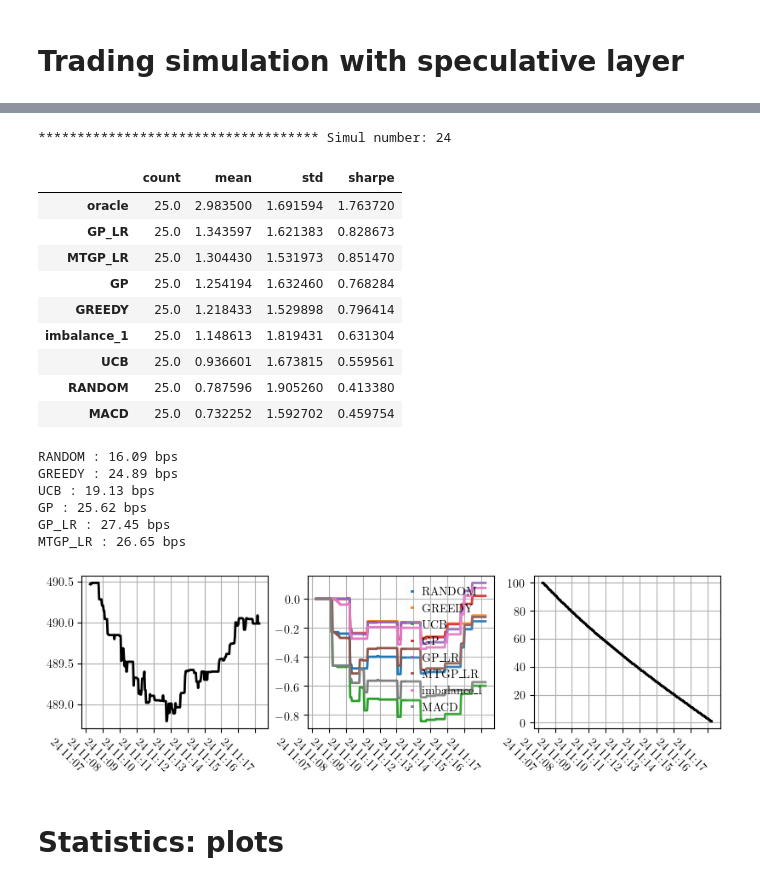
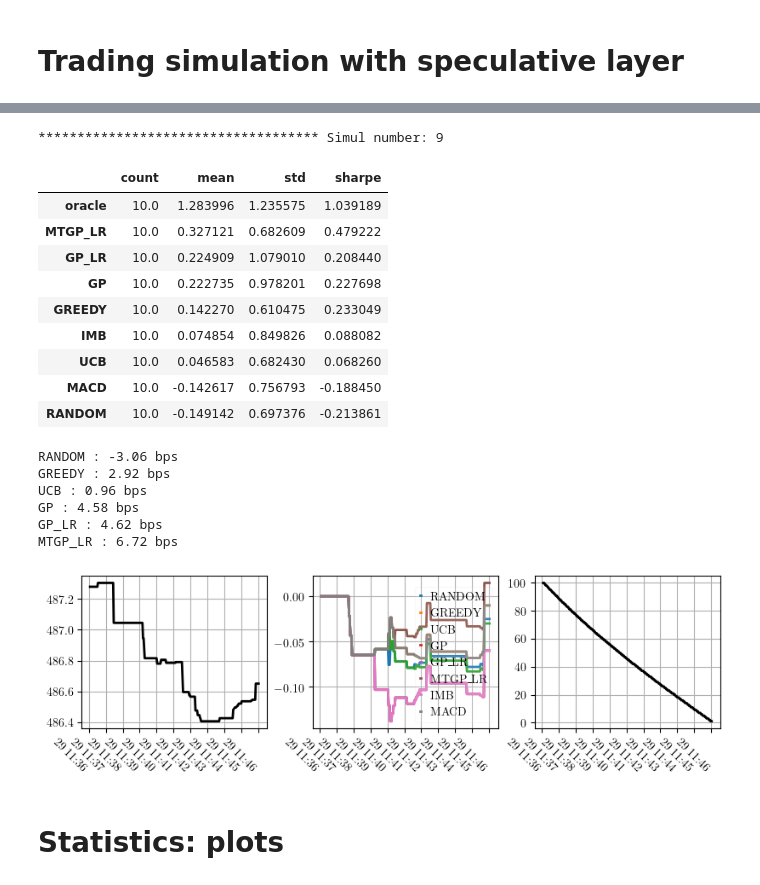
Before and after one commit to FDR0903/gpbandits_for_algotrading, a Jupyter notebook: Notebook/Example.ipynb, the cells around one changed output, grey strips where cells are left out. Drawn from its saved outputs; the diff is of its cells as text; code cells hidden in the pictures.

```diff
--- a/Notebook/Example.ipynb
+++ b/Notebook/Example.ipynb
@@ -79,10 +77,10 @@ All features :
 # %% [markdown]
 # Signals and Bandit objects
 # %%
-strategies  = {'imbalance_1' : {'name'             : 'imbalance_1',
-                                'params'           : {'feature_name'     : 'imbalance_1'},
-                                'contextual_params': {'feature_name'     : 'imbalance_1',
-                                                      'round'            : 1}},
+strategies  = {'IMB' : {'name'             : 'IMB',
+                        'params'           : {'feature_name'     : 'IMB'},
+                        'contextual_params': {'feature_name'     : 'IMB',
+                                              'round'            : 1}},
 
                'MACD' :  {'name'             : 'MACD',
                           'params'           : {'feature_name'     : 'MACD'},
@@ -125,5 +120,5 @@ verbose_level             = 0 # set to 1 for all calculation details
 i_order                   = 0
 nb_added_rewards          = {bandit_k:0 for bandit_k in b_objs.keys()}
 arrival_intensity         = 0.5
-ref_price                 = 'ST' #'S0' #twapPrice
+ref_price                 = 'twapPrice' #'S0' #twapPrice ST
 nb_orders                 = 0
@@ -130,5 +129,5 @@ nb_orders                 = 0
 # %%
-nb_simulations    = 25
+nb_simulations    = 10 # change number for better estimation
 res_simulations   = {}
 programme_horizon = '10min'
 
@@ -304,50 +303,50 @@ for (i_simul, i_start, buysell) in zip(range(nb_simulations), i_starts, buysells
         '''
         rescale_plot(8, 10, 3)
         fig, (ax1, ax2, ax3) = plt.subplots(1, 3, sharex=True, constrained_layout=True)
 
         # plot programme prices
         ax1.plot(programme_data.index, programme_data.mid_price, color='k', lw=2)
 
         # get regrets & rewards
         rewards_to_plot = pd.DataFrame(index=programme_data.index)
         for bandit_k in bandits.keys():
             rewards_to_plot[bandit_k] = np.array(bandit_rewards[bandit_k])
         for (i_strat, strat) in enumerate(strategies.keys()):
             rewards_to_plot[strat]    = np.array(bandit_rewards[strat])
         rewards_to_plot = rewards_to_plot.sort_index()
         ax2.plot(rewards_to_plot.index, rewards_to_plot.dropna().cumsum(), lw=2)
         ax2.legend(list(rewards_to_plot.columns),
                loc='best', fancybox=True, framealpha=0.1, handlelength=0.1)
         df_sim_results = pd.concat( (res_simulations[i][1].dropna().cumsum().iloc[-1]/ba_mean for i in res_simulations.keys()), axis=1).T
         stats_sim = df_sim_results.describe().T
         stats_sim['sharpe'] = stats_sim['mean'] / stats_sim['std']
 
         # Some printing
         display(stats_sim.sort_values(by='mean', ascending=False).loc[:, ['count', 'mean', 'std', 'sharpe']])
         for bandit_k in bandits.keys():
             print( bandit_k, ':', round(10000 * stats_sim.loc[bandit_k, 'mean']/bandits_fin_info[bandit_k].execPrice.mean(), 2), "bps" )
         ax3.plot(res_simulations[i_simul][1].dropna().index, q[1:], color='k', lw=2) #np.linspace(len(res_simulations[i_simul][1].dropna()), 0, len(res_simulations[i_simul][1].dropna()))
         for ax in (ax1, ax2, ax3): ax.grid(axis='both'); ax.set_xticklabels(ax.get_xticklabels(), rotation=-45, ha='right')
         plt.show()
 # %% [output]
-************************************ Simul number: 24
+************************************ Simul number: 9
 |  | count | mean | std | sharpe |
-| oracle | 25.0 | 2.983500 | 1.691594 | 1.763720 |
-| GP_LR | 25.0 | 1.343597 | 1.621383 | 0.828673 |
-| MTGP_LR | 25.0 | 1.304430 | 1.531973 | 0.851470 |
-| GP | 25.0 | 1.254194 | 1.632460 | 0.768284 |
-| GREEDY | 25.0 | 1.218433 | 1.529898 | 0.796414 |
-| imbalance_1 | 25.0 | 1.148613 | 1.819431 | 0.631304 |
-| UCB | 25.0 | 0.936601 | 1.673815 | 0.559561 |
-| RANDOM | 25.0 | 0.787596 | 1.905260 | 0.413380 |
-| MACD | 25.0 | 0.732252 | 1.592702 | 0.459754 |
+| oracle | 10.0 | 1.283996 | 1.235575 | 1.039189 |
+| MTGP_LR | 10.0 | 0.327121 | 0.682609 | 0.479222 |
+| GP_LR | 10.0 | 0.224909 | 1.079010 | 0.208440 |
+| GP | 10.0 | 0.222735 | 0.978201 | 0.227698 |
+| GREEDY | 10.0 | 0.142270 | 0.610475 | 0.233049 |
+| IMB | 10.0 | 0.074854 | 0.849826 | 0.088082 |
+| UCB | 10.0 | 0.046583 | 0.682430 | 0.068260 |
+| MACD | 10.0 | -0.142617 | 0.756793 | -0.188450 |
+| RANDOM | 10.0 | -0.149142 | 0.697376 | -0.213861 |
-RANDOM : 16.09 bps
-GREEDY : 24.89 bps
-UCB : 19.13 bps
-GP : 25.62 bps
-GP_LR : 27.45 bps
-MTGP_LR : 26.65 bps
+RANDOM : -3.06 bps
+GREEDY : 2.92 bps
+UCB : 0.96 bps
+GP : 4.58 bps
+GP_LR : 4.62 bps
+MTGP_LR : 6.72 bps
-[figure, old version]
+[figure, new version]
 # %% [markdown]
 # Statistics: plots
 # %%
```
Also changed, not shown: parts of 8 cells of this notebook, 11 other files.
